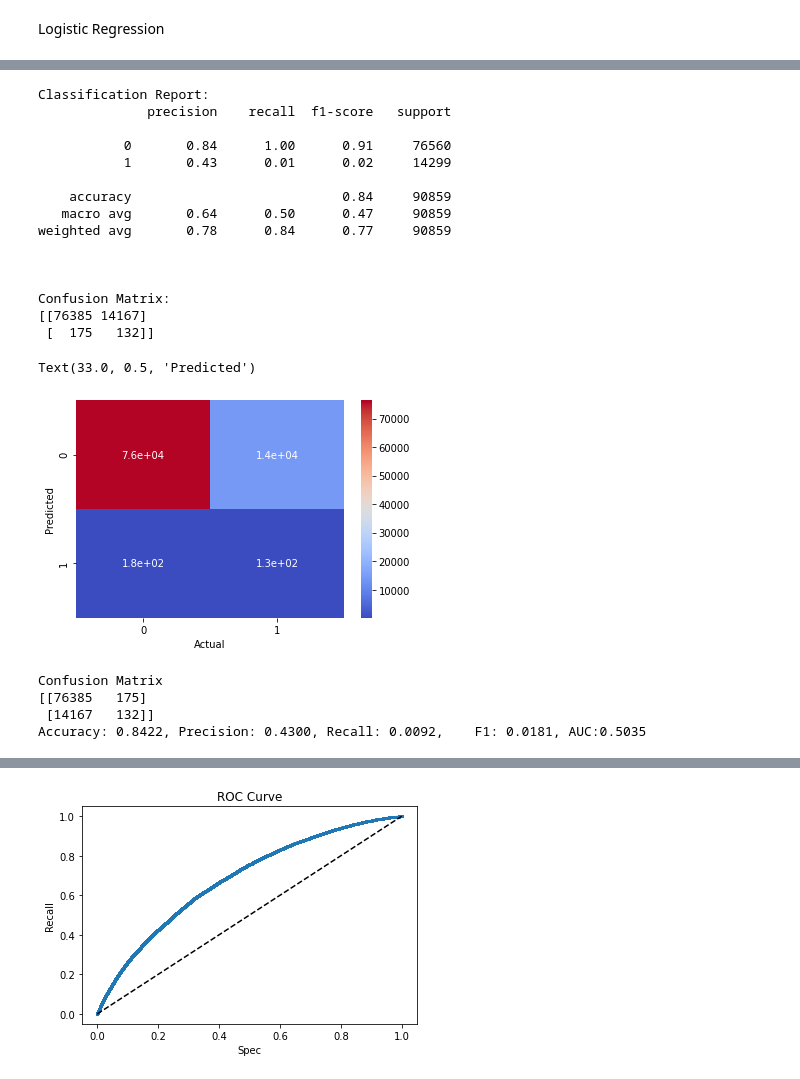
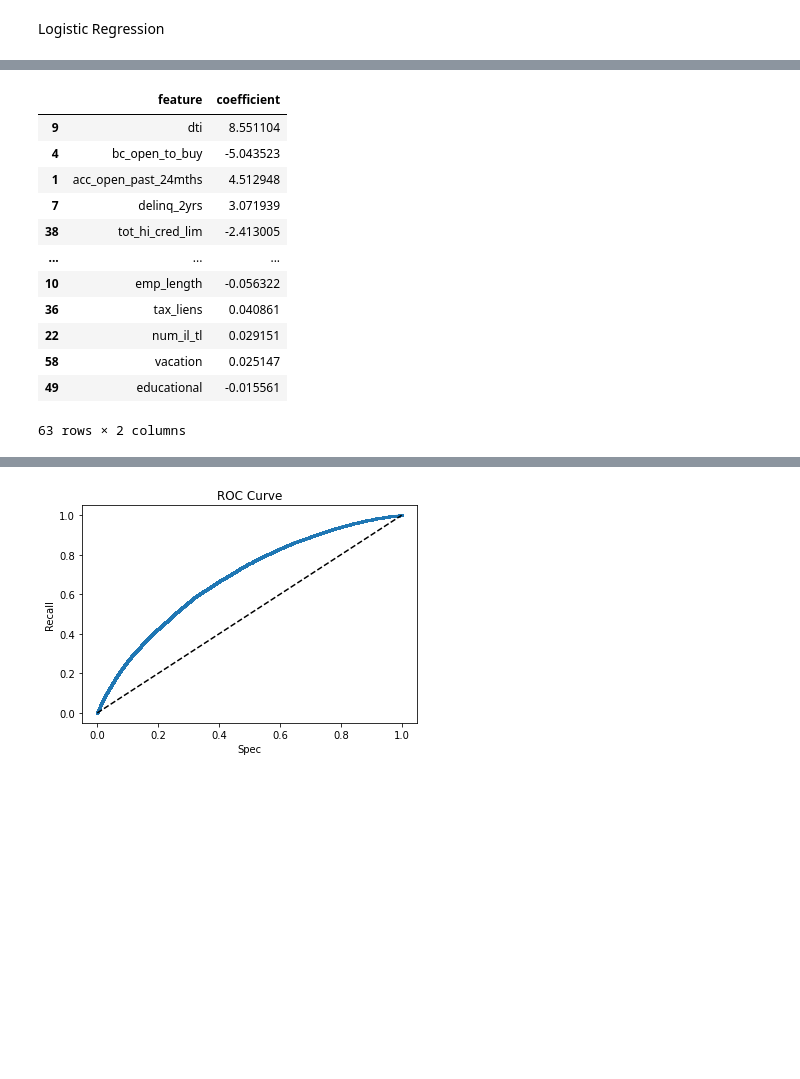
Before and after one commit to Rajat-Gaur/Credit-Card-Fraud-Detection, a Jupyter notebook: Welcome_To_Colaboratory.ipynb, the cells around one changed output, grey strips where cells are left out. Drawn from its saved outputs; the diff is of its cells as text; code cells hidden in the pictures; blank space fills up the shorter version.

```diff
--- a/Welcome_To_Colaboratory.ipynb
+++ b/Welcome_To_Colaboratory.ipynb
@@ -835,3 +1020,0 @@ X.iloc[:, feat_cols]
-# %%
-X_train,X_test,y_train,y_test = train_test_split(X.iloc[:, feat_cols],y,test_size=0.3,random_state=42)
-X_train.shape,X_test.shape,y_train.shape,y_test.shape
@@ -840,7 +1021,7 @@ X_train.shape,X_test.shape,y_train.shape,y_test.shape
 # %%
-model.fit(X_train, y_train)
-y_pred = model.predict(X_test)
-print('Training accuracy on selected features: %.3f' % acc(y_test, y_pred))
+model.fit(X_trn, y_trn)
+y_pred = model.predict(X_tst)
+print('Training accuracy on selected features: %.3f' % acc(y_tst, y_pred))
 # %% [output]
 Training accuracy on selected features: 0.843
 # %% [markdown]
@@ -887,49 +1048,17 @@ array([ 0.61390143,  4.51294773, -1.79445564, -1.89292787, -5.04352346,
-# %%
-print('Classification Report:')
-print(classification_report(y_test, pred_lr))
-print('\n')
-print('Confusion Matrix:')
-print(confusion_matrix(pred_lr, y_test))
-sns.heatmap(confusion_matrix(pred_lr, y_test),annot=True,cmap='coolwarm')
-plt.xlabel('Actual')
-plt.ylabel('Predicted')
-# %% [output]
-Classification Report:
-              precision    recall  f1-score   support
-
-           0       0.84      1.00      0.91     76560
-           1       0.43      0.01      0.02     14299
-
-    accuracy                           0.84     90859
-   macro avg       0.64      0.50      0.47     90859
-weighted avg       0.78      0.84      0.77     90859
-
-
-
-Confusion Matrix:
-[[76385 14167]
- [  175   132]]
-Text(33.0, 0.5, 'Predicted')
-[figure, removed]
-# %%
-from sklearn.metrics import accuracy_score, precision_score,recall_score, roc_auc_score
-from sklearn.metrics import f1_score, confusion_matrix,precision_recall_curve, roc_curve, auc
-
-def get_clf_eval(y_test=None, pred=None):
-    confusion = confusion_matrix( y_test, pred)
-    accuracy = accuracy_score(y_test , pred)
-    precision = precision_score(y_test , pred)
-    recall = recall_score(y_test , pred)
-    f1 = f1_score(y_test,pred)
-    roc_auc = roc_auc_score(y_test, pred)
-    print('Confusion Matrix')
-    print(confusion)
-    print('Accuracy: {0:.4f}, Precision: {1:.4f}, Recall: {2:.4f},\
-    F1: {3:.4f}, AUC:{4:.4f}'.format(accuracy, precision, recall, f1, roc_auc))
-
-get_clf_eval(y_test, pred_lr)
-# %% [output]
-Confusion Matrix
-[[76385   175]
- [14167   132]]
-Accuracy: 0.8422, Precision: 0.4300, Recall: 0.0092,    F1: 0.0181, AUC:0.5035
+# %%
+coef = pd.DataFrame({"feature": X.columns, "coefficient": model.coef_[0]})
+coef.reindex(coef.coefficient.abs().sort_values(ascending=False).index)
+# %% [output]
+|  | feature | coefficient |
+| 9 | dti | 8.551104 |
+| 4 | bc_open_to_buy | -5.043523 |
+| 1 | acc_open_past_24mths | 4.512948 |
+| 7 | delinq_2yrs | 3.071939 |
+| 38 | tot_hi_cred_lim | -2.413005 |
+| ... | ... | ... |
+| 10 | emp_length | -0.056322 |
+| 36 | tax_liens | 0.040861 |
+| 22 | num_il_tl | 0.029151 |
+| 58 | vacation | 0.025147 |
+| 49 | educational | -0.015561 |
+63 rows × 2 columns
```
Also changed, not shown: parts of 70 cells of this notebook.
